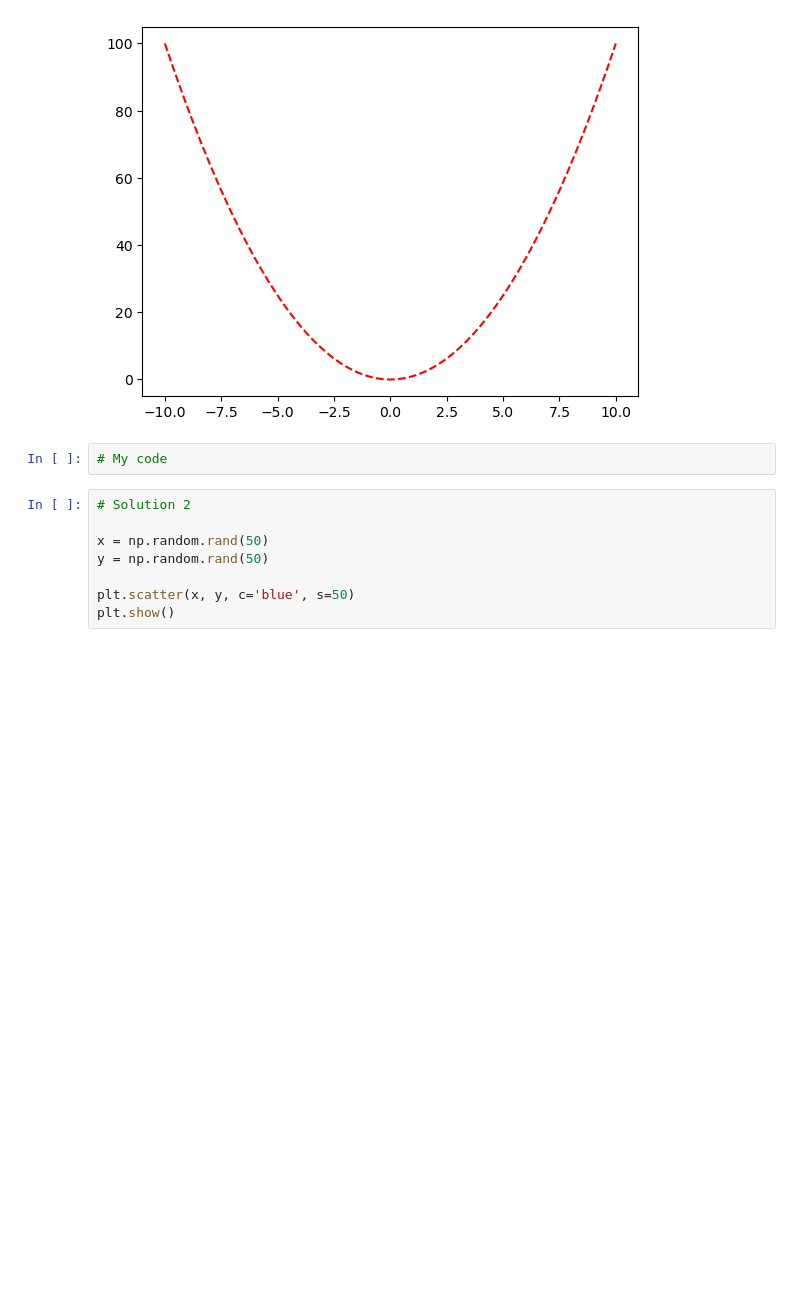
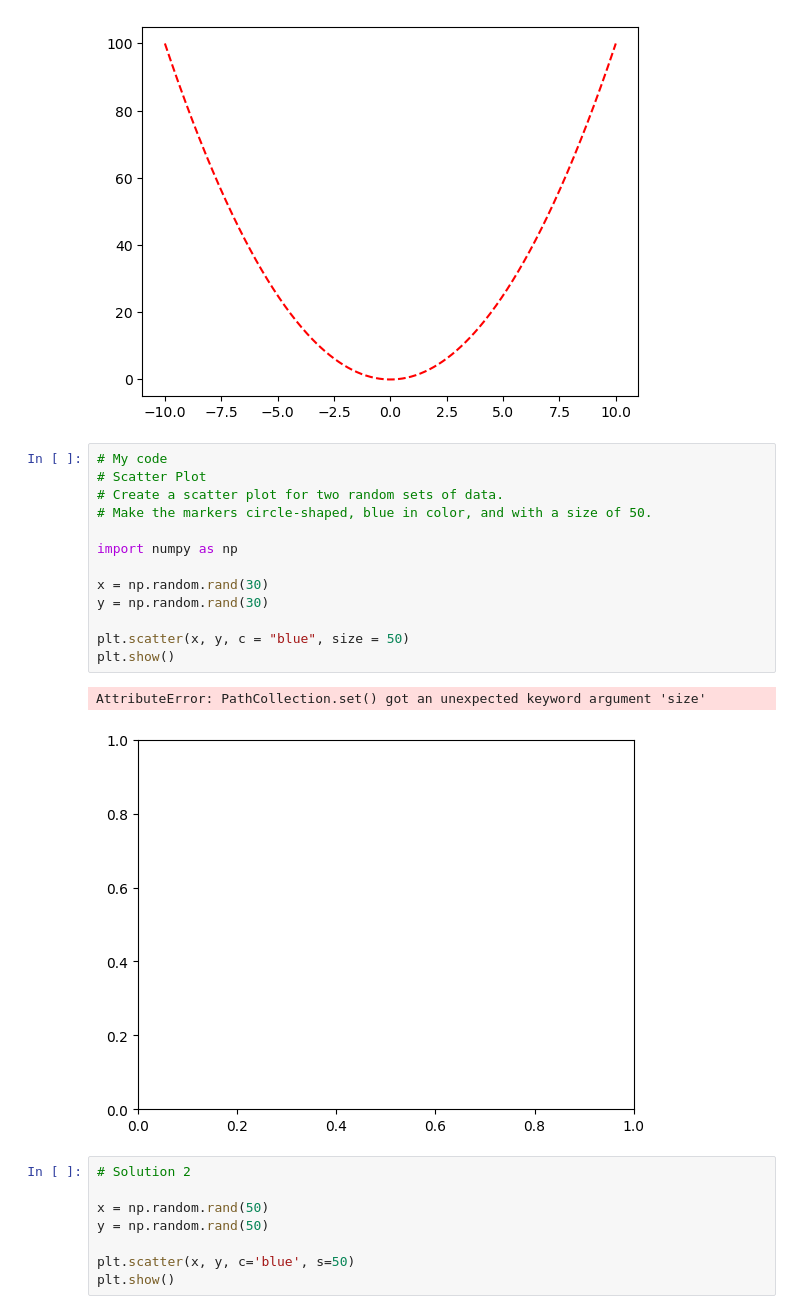
Before and after one commit to ChiakiNL/BI_2023, a Jupyter notebook: EDI3400_PD/Problem_Sets/Problem_4.ipynb, the cells around one changed output. Drawn from its saved outputs; the diff is of its cells as text; blank space fills up the shorter version.

```diff
--- a/EDI3400_PD/Problem_Sets/Problem_4.ipynb
+++ b/EDI3400_PD/Problem_Sets/Problem_4.ipynb
@@ -1170,8 +1184,22 @@ plt.plot(x, y, 'r--')
 plt.show()
 # %% [output]
 [figure]
-# %%
-# My code
+# %%
+# My code
+# Scatter Plot
+# Create a scatter plot for two random sets of data.
+# Make the markers circle-shaped, blue in color, and with a size of 50.
+
+import numpy as np
+
+x = np.random.rand(30)
+y = np.random.rand(30)
+
+plt.scatter(x, y, c = "blue", size = 50)
+plt.show()
+# %% [output]
+AttributeError: PathCollection.set() got an unexpected keyword argument 'size'
+[figure, added]
 # %%
 # Solution 2
 
```
Also changed, not shown: parts of 18 cells of this notebook, 1 other file.
